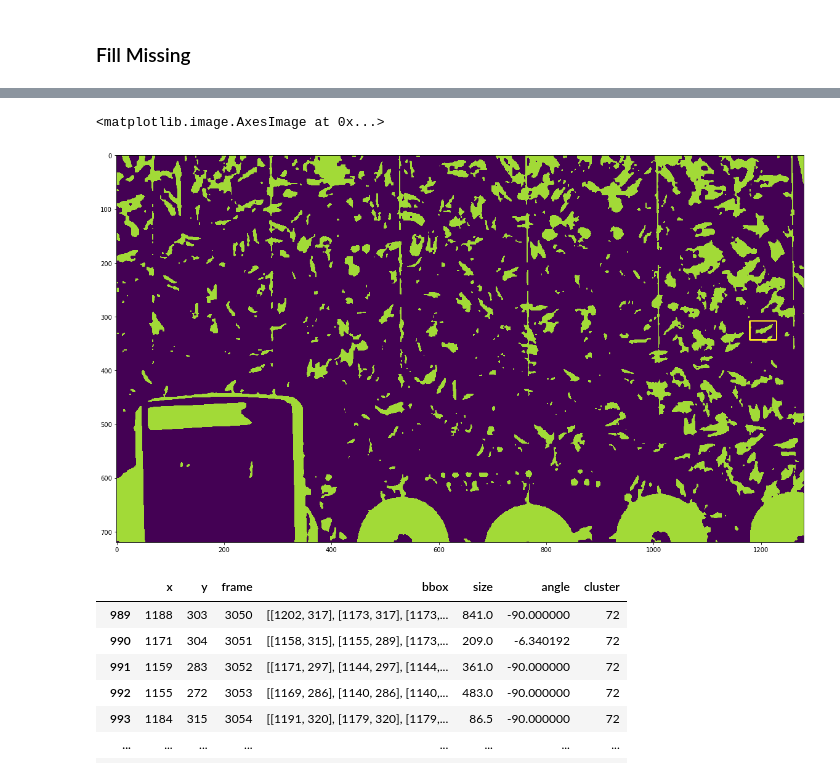
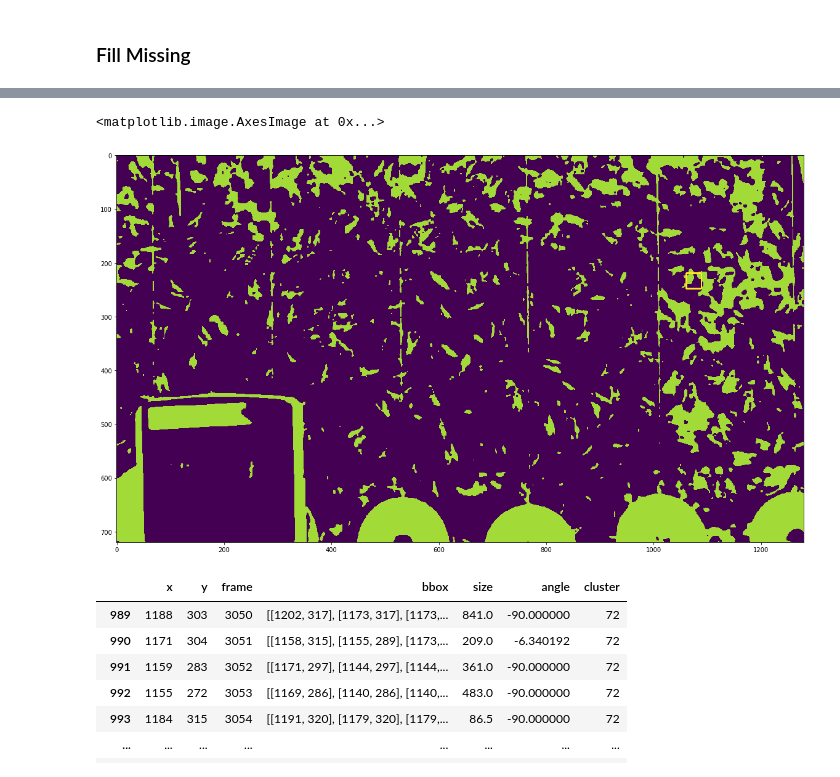
Before and after one commit to Jreece18/WaggleDanceTracker, a Jupyter notebook: TidyDataset.ipynb, the cells around one changed output, grey strips where cells are left out. Cells and saved outputs as stored; diff of their text form; code cells hidden in the pictures.

```diff
--- a/TidyDataset.ipynb
+++ b/TidyDataset.ipynb
@@ -558,29 +596,31 @@ SyntaxError: invalid syntax (<ipython-input-44-5f4ba6dc9dca>, line 1)
 # %%
-clust[clust['frame']==1419]
-bbox = 1184, 313, 40, 25
-prev_bbox = bbox
-bbox = prev_bbox[0] - 5, prev_bbox[1] - 5, prev_bbox[2] + 10, prev_bbox[3] + 10
+clust[clust['frame']==21]
+# bbox = 1184, 313, 40, 25
+# prev_bbox = bbox
+# bbox = prev_bbox[0] - 5, prev_bbox[1] - 5, prev_bbox[2] + 10, prev_bbox[3] + 10
+bbox = 1050-15, 237-15, 30, 30
+bbox = 1061, 219, 28, 29
 # %%
 cap = cv2.VideoCapture('../Bees10.mov')
-cap.set(1, 1418)
+cap.set(1, 21)
 ret, frame = cap.read()
 
 # Preprocessing
 gray = cv2.cvtColor(frame, cv2.COLOR_BGR2GRAY)
 gray = cv2.GaussianBlur(gray, (15,15), 1)
 thresh = cv2.threshold(gray, 120, 220, cv2.THRESH_BINARY)[1]
 kernel = np.ones((2,2),np.uint8)
 opening = cv2.morphologyEx(thresh, cv2.MORPH_OPEN, kernel, iterations=2)
 opening = cv2.erode(opening, kernel, iterations=1)
 
 p1 = (int(bbox[0]), int(bbox[1]))
 p2 = (int(bbox[0] + bbox[2]), int(bbox[1] + bbox[3]))
 cv2.rectangle(opening, p1, p2, (255, 0, 0), 2, 1)
 plt.figure(figsize=(20,20))
 plt.imshow(opening)
 # %% [output]
 <matplotlib.image.AxesImage at 0x...>
-[figure, old version]
+[figure, new version]
 # %%
 final_df[final_df['cluster']==72]
 # %% [output]
```
Also changed, not shown: parts of 12 cells of this notebook.
